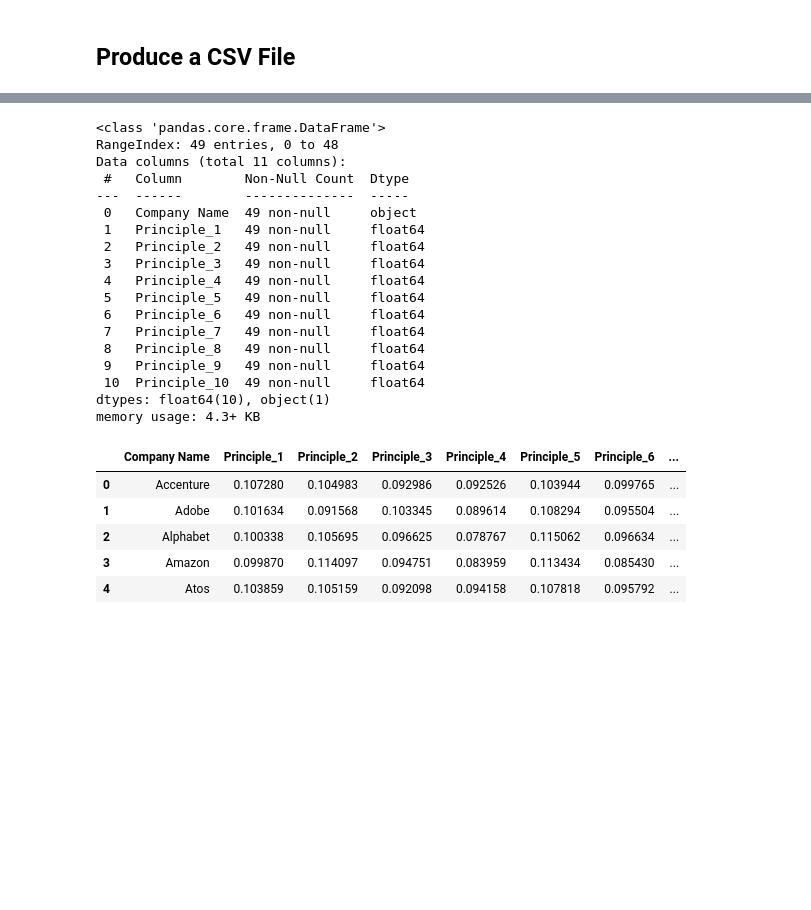
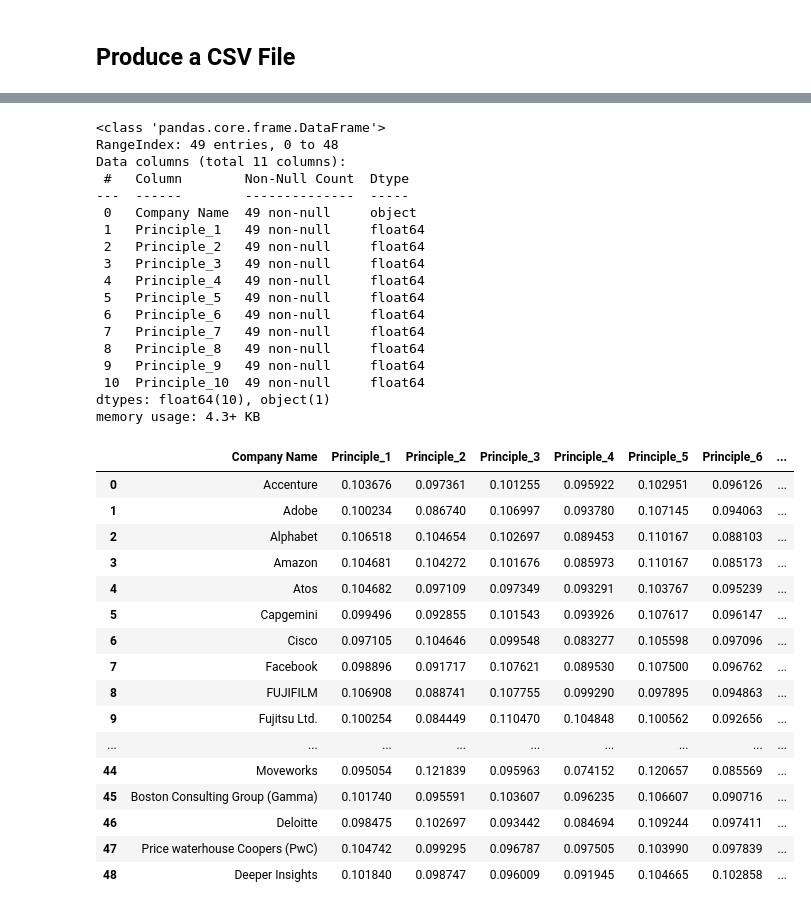
Before and after one commit to Kensuzuki95/Corporate_AI_Ethics_Guideline_Analysis, a Jupyter notebook: Document_Analysis.ipynb, the cells around one changed output, grey strips where cells are left out. Saved outputs shown, nothing was run; the diff lists cells and outputs as text; code cells hidden in the pictures; blank space fills up the shorter version.

```diff
--- a/Document_Analysis.ipynb
+++ b/Document_Analysis.ipynb
@@ -106,13 +121,15 @@ text_data.head()
 # %%
 #defining the function to remove stopwords from tokenized text
-nltk.download('stopwords')
-stopwords = nltk.corpus.stopwords.words('english')
+import nltk
+from nltk.corpus import stopwords
+stopwords = stopwords.words('english')
 
 def remove_stopwords(text):
-    output= [i for i in text if i not in stopwords]
-    return output
+  sw_removed = [word for word in text.split() if word.lower() not in stopwords]
+  sw_removed = " ".join(sw_removed)
+  return sw_removed
 
 #applying the function
-text_data['Main_text_without_stopwords'] = text_data['Main_Text_Tokenized'].apply(lambda x:remove_stopwords(x))
-#training_data.head()
+text_data['w/o_stopwords'] = text_data['lower_cased'].apply(lambda x:remove_stopwords(x))
+text_data.head()
 # %% [output]
@@ -121,14 +141,0 @@ text_data['Main_text_without_stopwords'] = text_data['Main_Text_Tokenized'].appl
-# %%
-#importing the Stemming function from nltk library
-from nltk.stem.porter import PorterStemmer
-
-#defining the object for stemming
-porter_stemmer = PorterStemmer()
-
-#defining a function for stemming
-def stemming(text):
-  stem_text = [porter_stemmer.stem(word) for word in text]
-  return stem_text
-
-text_data['Main_text_stemmed'] = text_data['Main_text_without_stopwords'].apply(lambda x: stemming(x))
-text_data.head()
@@ -171,7 +171,8 @@ Successfully installed huggingface-hub-0.12.0 sentence_transformers-2.2.2 senten
 # %%
-# Create a Dataset with only Company Name & Main Text of the AI Ethics Principle Document
-similarity_data = text_data[['Company Name','Main Text']]
-sentences = similarity_data['Main Text'].values.tolist()
+# Create a Dataset with only Company Name & Preprocessed Main Text of the AI Ethics Principle Document
+similarity_data = text_data[['Company Name','w/o_stopwords']].copy()
+similarity_data = similarity_data.rename(columns = {'w/o_stopwords':'main_text'})
+sentences = similarity_data['main_text'].values.tolist()
 # %%
 # Load UNESCO's AI Ethics Principles Dataset
 url_2 = ("https://raw.githubusercontent.com/Kensuzuki95/Corporate_AI_Ethics_Guideline_Analysis/main/Dataset/UNESCO_AI_Ethics_Principles.csv")
@@ -388,9 +383,9 @@ similarity_data = similarity_data.loc[:,~similarity_data.T.duplicated(keep='firs
 # %% [markdown]
 ## Produce a CSV File
 # %%
-final_results = similarity_data.drop(columns = ['Main Text'])
+final_results = similarity_data.drop(columns = ['main_text'])
 final_results.info()
-final_results.head()
+final_results#.head()
 # %% [output]
 <class 'pandas.core.frame.DataFrame'>
 RangeIndex: 49 entries, 0 to 48
@@ -426,35 +430,44 @@ Note: Results are multiplied with 100 to indicate representation by percentage
 # %%
 principle_representation = final_results.set_index('Company Name')
 principle_representation = principle_representation.div(principle_representation.sum(axis=1), axis=0).reset_index()
-principle_representation[['Principle_1', 'Principle_2', 'Principle_3', 'Principle_4', 'Principle_5',
-                          'Principle_6', 'Principle_7', 'Principle_8', 'Principle_9', 'Principle_10']] * 100
 principle_representation.info()
-principle_representation.head()
+principle_representation#.head()
 # %% [output]
 <class 'pandas.core.frame.DataFrame'>
 RangeIndex: 49 entries, 0 to 48
 Data columns (total 11 columns):
  #   Column        Non-Null Count  Dtype
 ---  ------        --------------  -----
  0   Company Name  49 non-null     object
  1   Principle_1   49 non-null     float64
  2   Principle_2   49 non-null     float64
  3   Principle_3   49 non-null     float64
  4   Principle_4   49 non-null     float64
  5   Principle_5   49 non-null     float64
  6   Principle_6   49 non-null     float64
  7   Principle_7   49 non-null     float64
  8   Principle_8   49 non-null     float64
  9   Principle_9   49 non-null     float64
  10  Principle_10  49 non-null     float64
 dtypes: float64(10), object(1)
 memory usage: 4.3+ KB
 |  | Company Name | Principle_1 | Principle_2 | Principle_3 | Principle_4 | Principle_5 | Principle_6 | ... |
-| 0 | Accenture | 0.107280 | 0.104983 | 0.092986 | 0.092526 | 0.103944 | 0.099765 | ... |
-| 1 | Adobe | 0.101634 | 0.091568 | 0.103345 | 0.089614 | 0.108294 | 0.095504 | ... |
-| 2 | Alphabet | 0.100338 | 0.105695 | 0.096625 | 0.078767 | 0.115062 | 0.096634 | ... |
-| 3 | Amazon | 0.099870 | 0.114097 | 0.094751 | 0.083959 | 0.113434 | 0.085430 | ... |
-| 4 | Atos | 0.103859 | 0.105159 | 0.092098 | 0.094158 | 0.107818 | 0.095792 | ... |
+| 0 | Accenture | 0.103676 | 0.097361 | 0.101255 | 0.095922 | 0.102951 | 0.096126 | ... |
+| 1 | Adobe | 0.100234 | 0.086740 | 0.106997 | 0.093780 | 0.107145 | 0.094063 | ... |
+| 2 | Alphabet | 0.106518 | 0.104654 | 0.102697 | 0.089453 | 0.110167 | 0.088103 | ... |
+| 3 | Amazon | 0.104681 | 0.104272 | 0.101676 | 0.085973 | 0.110167 | 0.085173 | ... |
+| 4 | Atos | 0.104682 | 0.097109 | 0.097349 | 0.093291 | 0.103767 | 0.095239 | ... |
+| 5 | Capgemini | 0.099496 | 0.092855 | 0.101543 | 0.093926 | 0.107617 | 0.096147 | ... |
+| 6 | Cisco | 0.097105 | 0.104646 | 0.099548 | 0.083277 | 0.105598 | 0.097096 | ... |
+| 7 | Facebook | 0.098896 | 0.091717 | 0.107621 | 0.089530 | 0.107500 | 0.096762 | ... |
+| 8 | FUJIFILM | 0.106908 | 0.088741 | 0.107755 | 0.099290 | 0.097895 | 0.094863 | ... |
+| 9 | Fujitsu Ltd. | 0.100254 | 0.084449 | 0.110470 | 0.104848 | 0.100562 | 0.092656 | ... |
+| ... | ... | ... | ... | ... | ... | ... | ... | ... |
+| 44 | Moveworks | 0.095054 | 0.121839 | 0.095963 | 0.074152 | 0.120657 | 0.085569 | ... |
+| 45 | Boston Consulting Group (Gamma) | 0.101740 | 0.095591 | 0.103607 | 0.096235 | 0.106607 | 0.090716 | ... |
+| 46 | Deloitte | 0.098475 | 0.102697 | 0.093442 | 0.084694 | 0.109244 | 0.097411 | ... |
+| 47 | Price waterhouse Coopers (PwC) | 0.104742 | 0.099295 | 0.096787 | 0.097505 | 0.103990 | 0.097839 | ... |
+| 48 | Deeper Insights | 0.101840 | 0.098747 | 0.096009 | 0.091945 | 0.104665 | 0.102858 | ... |
 # %%
 # Use this code to download the dataset
 principle_representation.to_csv('Principle_Representation_Results.csv', index=False)
```
Also changed, not shown: parts of 10 cells of this notebook.
